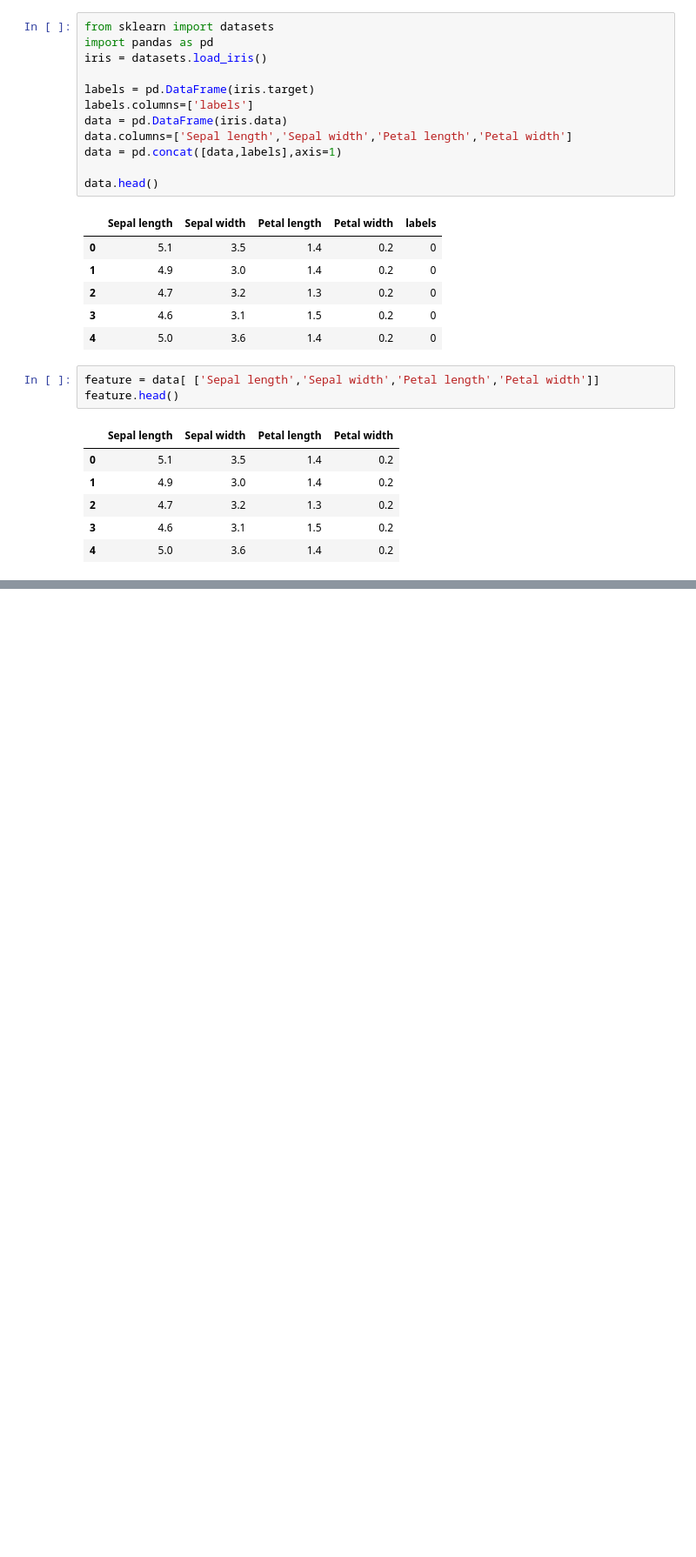
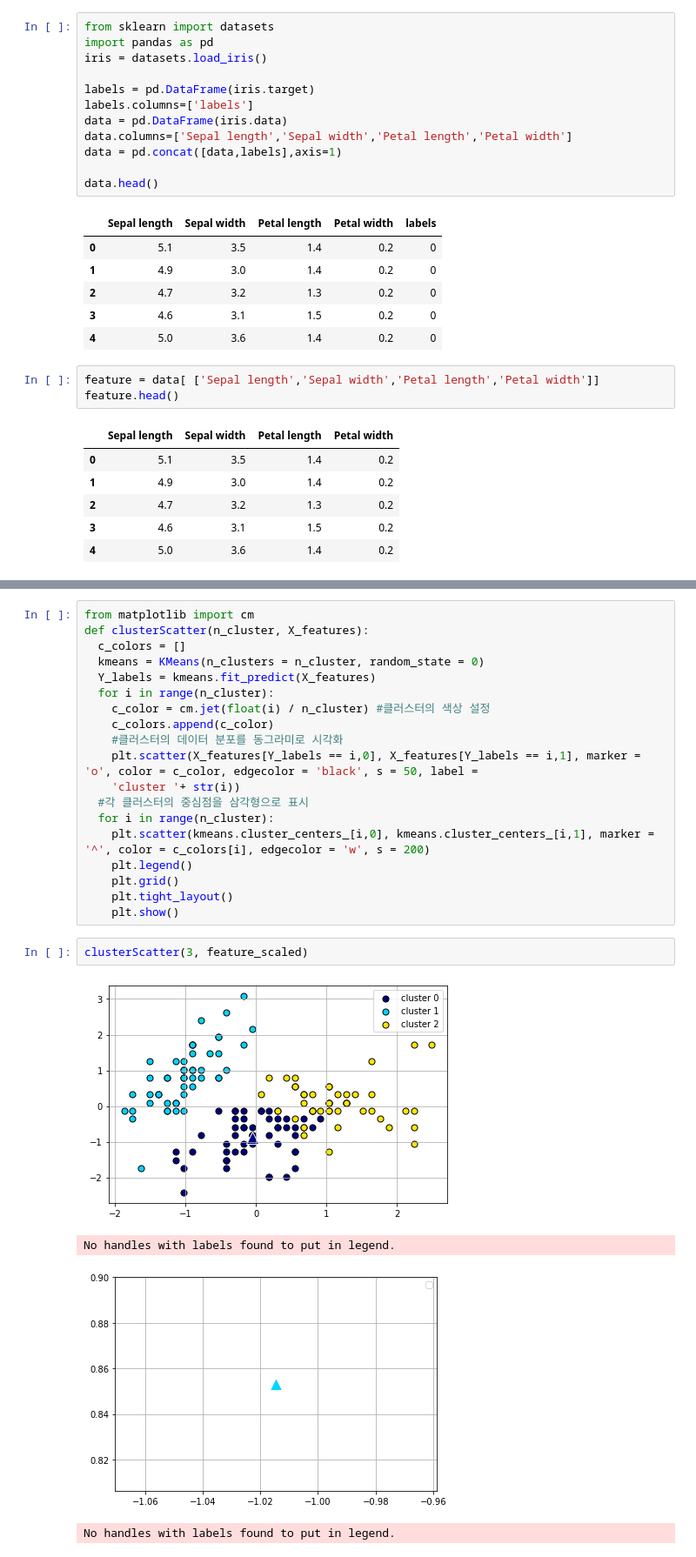
Before and after one commit to Indian966/JBNU_BigData_Analyze, a Jupyter notebook: Cluster_Analyze.ipynb, the cells around one changed output, grey strips where cells are left out. Shown at 87% size. Drawn from its saved outputs; the diff is of its cells as text; blank space fills up the shorter version.

```diff
--- a/Cluster_Analyze.ipynb
+++ b/Cluster_Analyze.ipynb
@@ -120 +135,27 @@ labels
 139.82049635974974
+# %%
+from matplotlib import cm
+def clusterScatter(n_cluster, X_features):
+  c_colors = []
+  kmeans = KMeans(n_clusters = n_cluster, random_state = 0)
+  Y_labels = kmeans.fit_predict(X_features)
+  for i in range(n_cluster):
+    c_color = cm.jet(float(i) / n_cluster) #클러스터의 색상 설정
+    c_colors.append(c_color)
+    #클러스터의 데이터 분포를 동그라미로 시각화
+    plt.scatter(X_features[Y_labels == i,0], X_features[Y_labels == i,1], marker = 'o', color = c_color, edgecolor = 'black', s = 50, label =
+    'cluster '+ str(i))
+  #각 클러스터의 중심점을 삼각형으로 표시
+  for i in range(n_cluster):
+    plt.scatter(kmeans.cluster_centers_[i,0], kmeans.cluster_centers_[i,1], marker = '^', color = c_colors[i], edgecolor = 'w', s = 200)
+    plt.legend()
+    plt.grid()
+    plt.tight_layout()
+    plt.show()
+# %%
+clusterScatter(3, feature_scaled)
+# %% [output]
+[figure, added]
+No handles with labels found to put in legend.
+[figure, added]
+No handles with labels found to put in legend.
```
Also changed, not shown: parts of 7 cells of this notebook.
